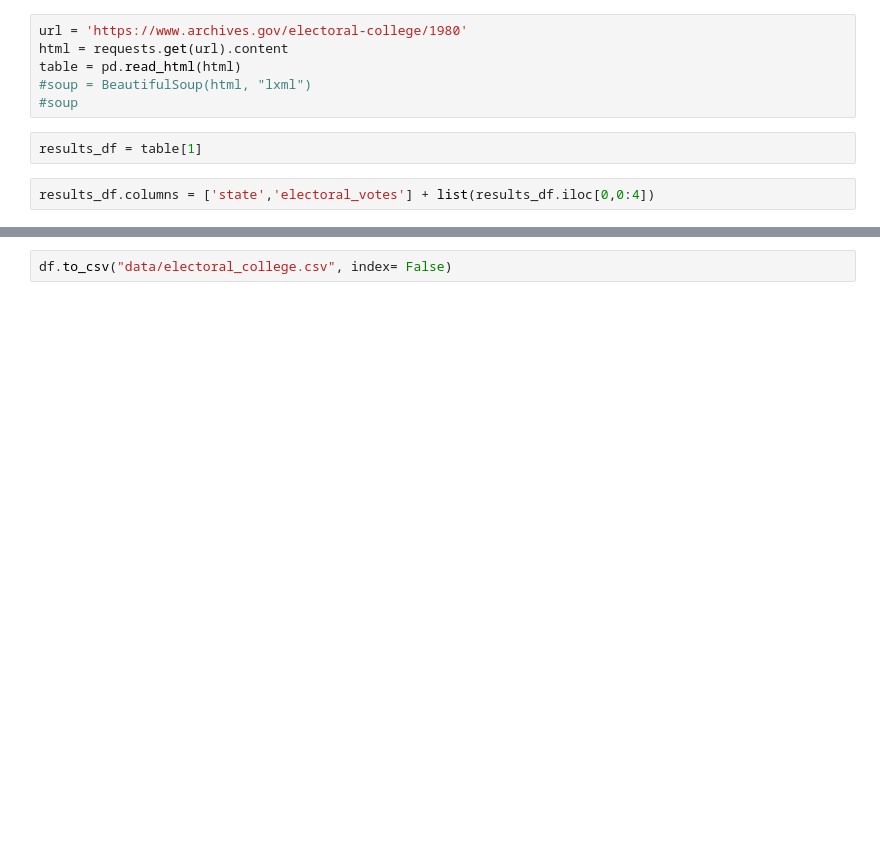
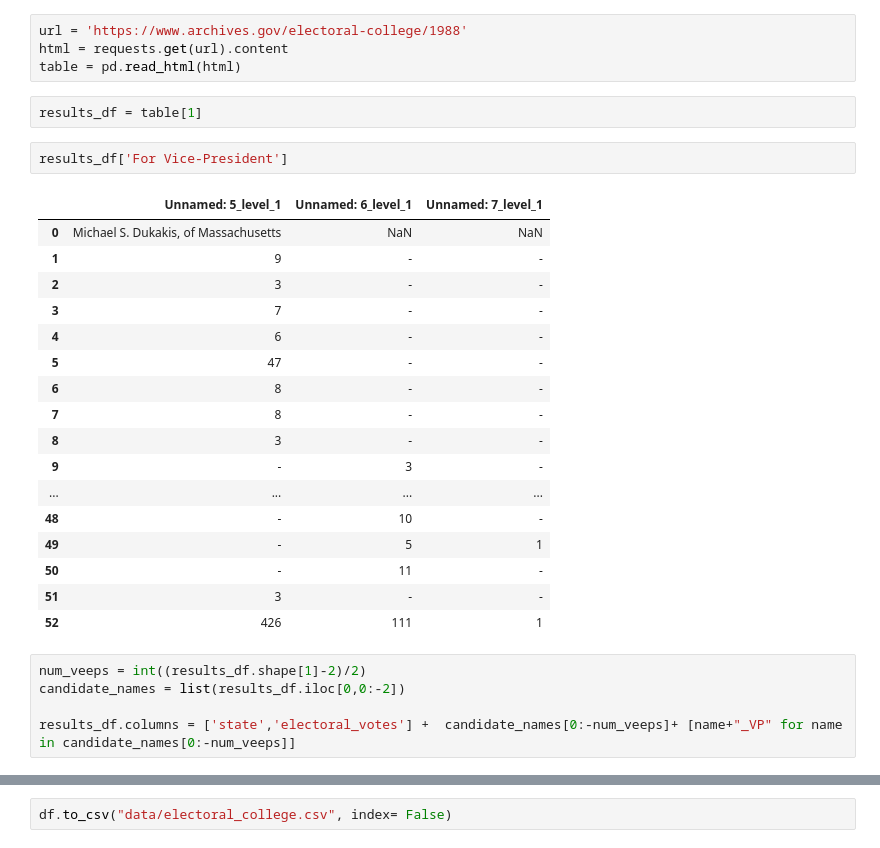
Before and after one commit to ta-data-mexpt/project-dataviz, a Jupyter notebook: Electoral-College-Web-Scraping.ipynb, the cells around one changed output, grey strips where cells are left out. Saved outputs shown, nothing was run; the diff lists cells and outputs as text; blank space fills up the shorter version.

```diff
--- a/Electoral-College-Web-Scraping.ipynb
+++ b/Electoral-College-Web-Scraping.ipynb
@@ -15,10 +4,31 @@ import pandas as pd
 # %%
-url = 'https://www.archives.gov/electoral-college/1980'
+url = 'https://www.archives.gov/electoral-college/1988'
 html = requests.get(url).content
 table = pd.read_html(html)
-#soup = BeautifulSoup(html, "lxml")
-#soup
 # %%
 results_df = table[1]
-# %%
-results_df.columns = ['state','electoral_votes'] + list(results_df.iloc[0,0:4])
+# %%
+results_df['For Vice-President']
+# %% [output]
+|  | Unnamed: 5_level_1 | Unnamed: 6_level_1 | Unnamed: 7_level_1 |
+| 0 | Michael S. Dukakis, of Massachusetts | NaN | NaN |
+| 1 | 9 | - | - |
+| 2 | 3 | - | - |
+| 3 | 7 | - | - |
+| 4 | 6 | - | - |
+| 5 | 47 | - | - |
+| 6 | 8 | - | - |
+| 7 | 8 | - | - |
+| 8 | 3 | - | - |
+| 9 | - | 3 | - |
+| ... | ... | ... | ... |
+| 48 | - | 10 | - |
+| 49 | - | 5 | 1 |
+| 50 | - | 11 | - |
+| 51 | 3 | - | - |
+| 52 | 426 | 111 | 1 |
+# %%
+num_veeps = int((results_df.shape[1]-2)/2)
+candidate_names = list(results_df.iloc[0,0:-2])
+
+results_df.columns = ['state','electoral_votes'] +  candidate_names[0:-num_veeps]+ [name+"_VP" for name in candidate_names[0:-num_veeps]]
```
Also changed, not shown: parts of 19 cells of this notebook, 2 other files.
